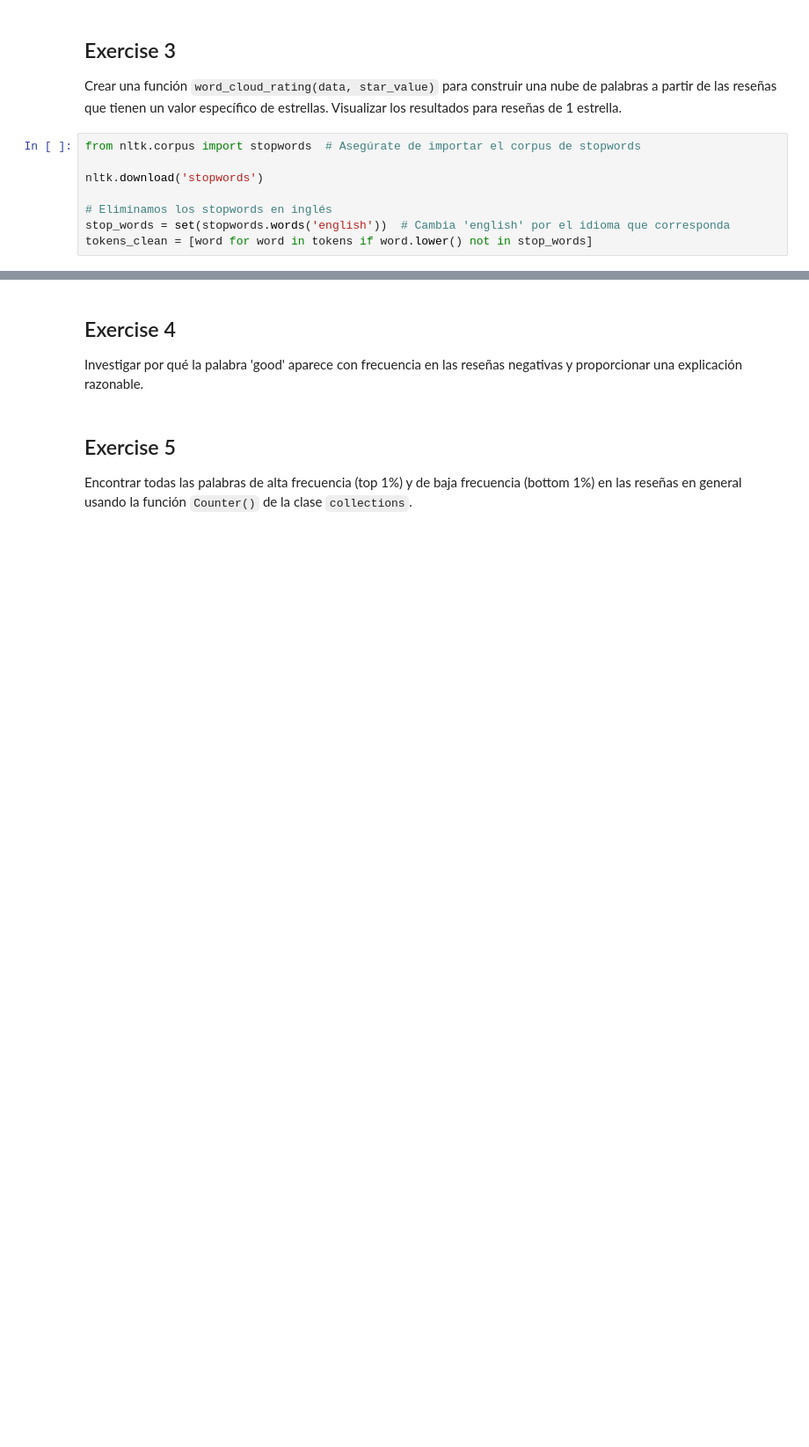
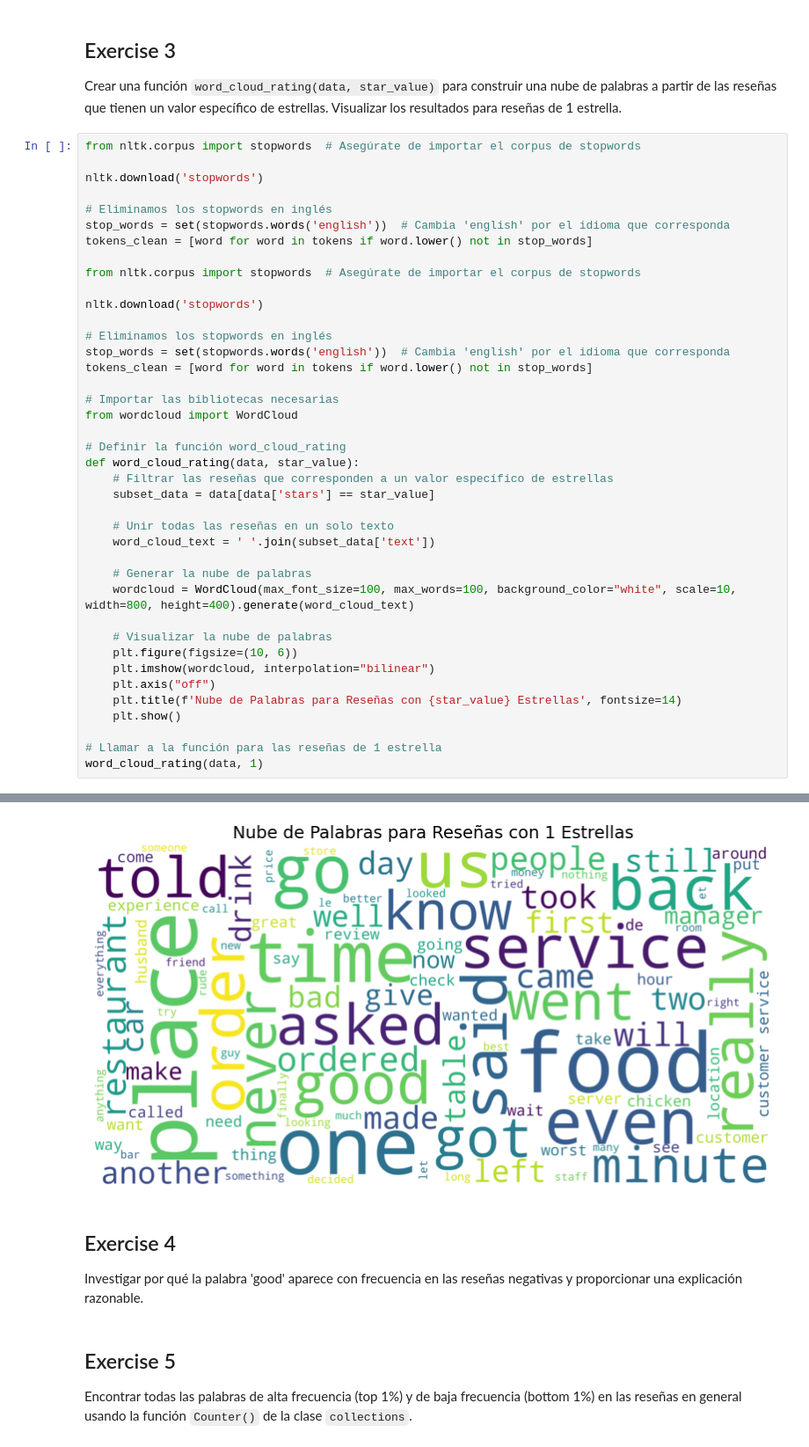
Before and after one commit to JuanSebastianGarcia/Analisis-de-yelp, a Jupyter notebook: src/Parte1.ipynb, the cells around one changed output, grey strips where cells are left out. Shown: that part at 88% size. Saved outputs shown, nothing was run; the diff lists cells and outputs as text; blank space fills up the shorter version.

```diff
--- a/src/Parte1.ipynb
+++ b/src/Parte1.ipynb
@@ -98,4 +86,36 @@ nltk.download('stopwords')
 # Eliminamos los stopwords en inglés
 stop_words = set(stopwords.words('english'))  # Cambia 'english' por el idioma que corresponda
 tokens_clean = [word for word in tokens if word.lower() not in stop_words]
+
+from nltk.corpus import stopwords  # Asegúrate de importar el corpus de stopwords
+
+nltk.download('stopwords')
+
+# Eliminamos los stopwords en inglés
+stop_words = set(stopwords.words('english'))  # Cambia 'english' por el idioma que corresponda
+tokens_clean = [word for word in tokens if word.lower() not in stop_words]
+
+# Importar las bibliotecas necesarias
+from wordcloud import WordCloud
+
+# Definir la función word_cloud_rating
+def word_cloud_rating(data, star_value):
+    # Filtrar las reseñas que corresponden a un valor específico de estrellas
+    subset_data = data[data['stars'] == star_value]
+
+    # Unir todas las reseñas en un solo texto
+    word_cloud_text = ' '.join(subset_data['text'])
+
+    # Generar la nube de palabras
+    wordcloud = WordCloud(max_font_size=100, max_words=100, background_color="white", scale=10, width=800, height=400).generate(word_cloud_text)
+
+    # Visualizar la nube de palabras
+    plt.figure(figsize=(10, 6))
+    plt.imshow(wordcloud, interpolation="bilinear")
+    plt.axis("off")
+    plt.title(f'Nube de Palabras para Reseñas con {star_value} Estrellas', fontsize=14)
+    plt.show()
+
+# Llamar a la función para las reseñas de 1 estrella
+word_cloud_rating(data, 1)
 # %% [output]
@@ -105,3 +128,4 @@ tokens_clean = [word for word in tokens if word.lower() not in stop_words]
+[figure, added]
 # %% [markdown]
 ## Exercise 4
 Investigar por qué la palabra 'good' aparece con frecuencia en las reseñas negativas y proporcionar una explicación razonable.
```
Also changed, not shown: parts of 3 cells of this notebook.
